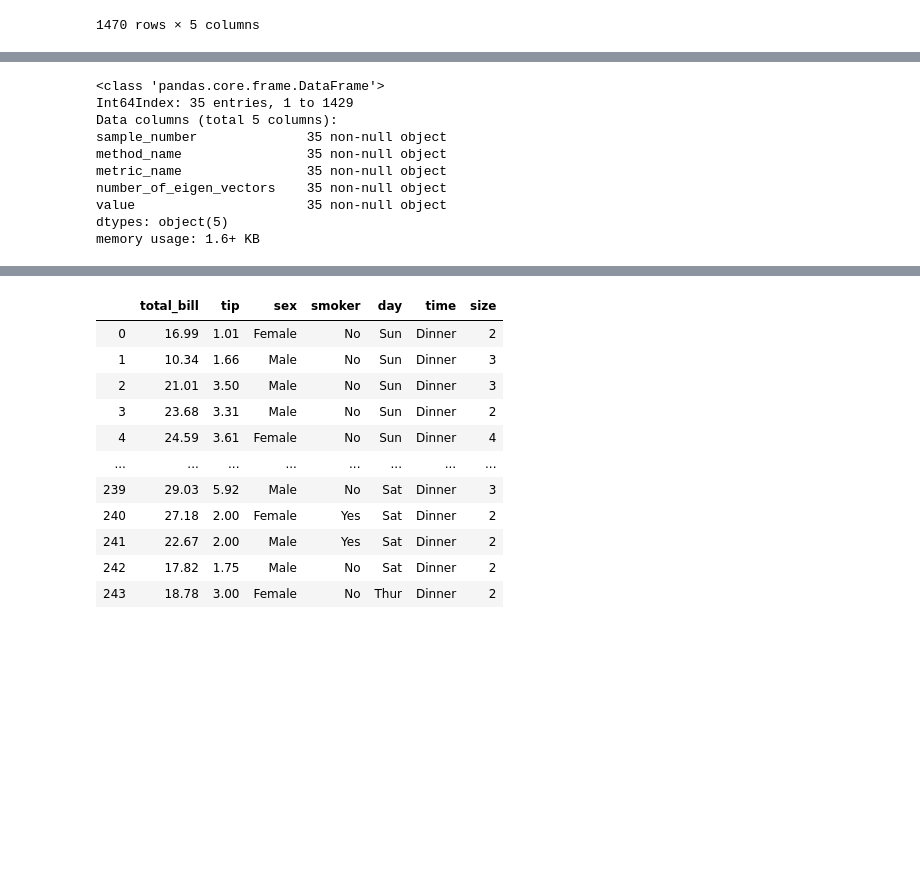
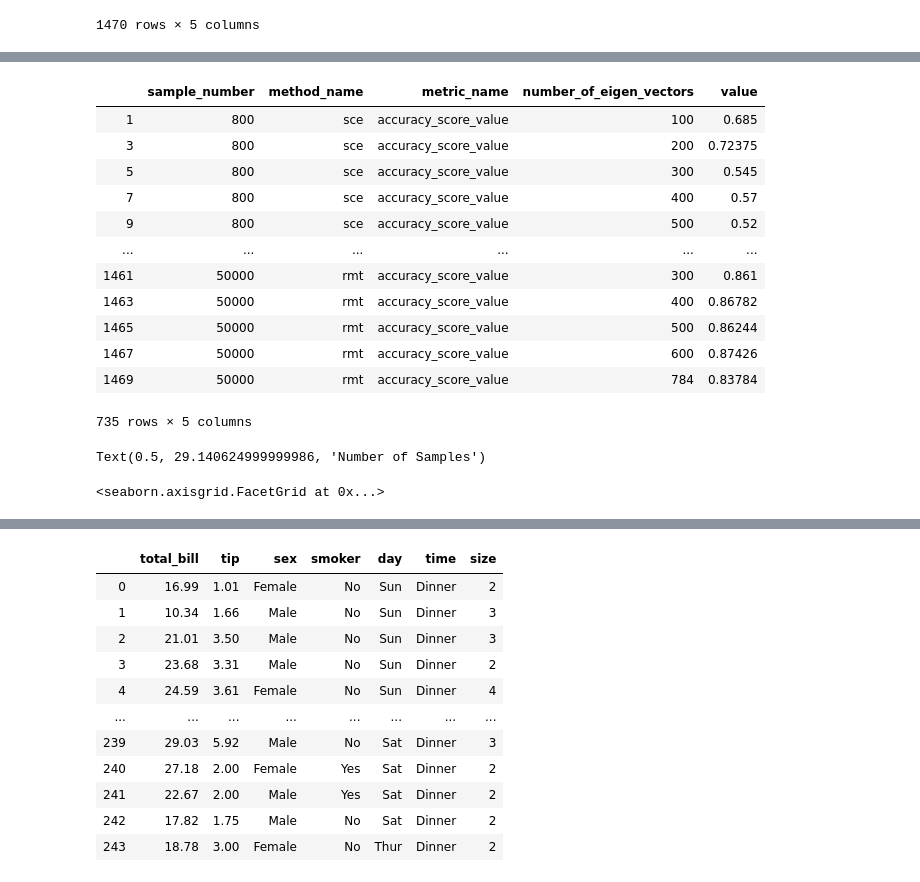
Before and after one commit to lmedeiro/covariance_estimators_in_machine_learning, a Jupyter notebook: result_analysis.ipynb, the cells around one changed output, grey strips where cells are left out. Drawn from its saved outputs; the diff is of its cells as text; code cells hidden in the pictures; blank space fills up the shorter version.

Commit message:
adding result images

```diff
--- a/result_analysis.ipynb
+++ b/result_analysis.ipynb
@@ -37,8 +37,8 @@ sample_numbers = [800, 850, 900, 950, 1000, 1100, 1200, 1300, 1400, 1500,
                           16000, 17000, 18000, 19000,
                           20000, 30000, 40000, 50000]
 # sample_numbers = [800, 850, 900]
-# metric = 'f1_score_value'
-metric = 'accuracy_score_value'
+metric = 'f1_score_value'
+# metric = 'accuracy_score_value'
 method_names = ['sce', 'lwe', 'rmt']
 # number_of_eigen_vectors = [100, 200, 300]
 number_of_eigen_vectors = [100, 200, 300, 400, 500, 600, 784]
@@ -83,13 +93,32 @@ TypeError: ufunc 'isnan' not supported for the input types, and the inputs could
-# %%
-data.info()
-# %% [output]
-<class 'pandas.core.frame.DataFrame'>
-Int64Index: 35 entries, 1 to 1429
-Data columns (total 5 columns):
-sample_number              35 non-null object
-method_name                35 non-null object
-metric_name                35 non-null object
-number_of_eigen_vectors    35 non-null object
-value                      35 non-null object
-dtypes: object(5)
-memory usage: 1.6+ KB
+# %%
+data = results[(results['metric_name']==metric)]
+data
+# %% [output]
+|  | sample_number | method_name | metric_name | number_of_eigen_vectors | value |
+| 1 | 800 | sce | accuracy_score_value | 100 | 0.685 |
+| 3 | 800 | sce | accuracy_score_value | 200 | 0.72375 |
+| 5 | 800 | sce | accuracy_score_value | 300 | 0.545 |
+| 7 | 800 | sce | accuracy_score_value | 400 | 0.57 |
+| 9 | 800 | sce | accuracy_score_value | 500 | 0.52 |
+| ... | ... | ... | ... | ... | ... |
+| 1461 | 50000 | rmt | accuracy_score_value | 300 | 0.861 |
+| 1463 | 50000 | rmt | accuracy_score_value | 400 | 0.86782 |
+| 1465 | 50000 | rmt | accuracy_score_value | 500 | 0.86244 |
+| 1467 | 50000 | rmt | accuracy_score_value | 600 | 0.87426 |
+| 1469 | 50000 | rmt | accuracy_score_value | 784 | 0.83784 |
+735 rows × 5 columns
+# %%
+# sns.relplot(x='sample_number', y='value', hue='method_name',
+#                 data=data)
+sns.catplot(x='sample_number', y='value', kind='box',
+            hue='method_name',data=data)
+plt.title('Value Distribution', fontsize=24)
+plt.ylabel('Value', fontsize=20)
+plt.xlabel('Number of Samples', fontsize=20)
+# %% [output]
+Text(0.5, 29.140624999999986, 'Number of Samples')
+# %%
+sns.catplot(x='sample_number', y='value', row='number_of_eigen_vectors',
+            kind='point',hue='method_name',data=data)
+# %% [output]
+<seaborn.axisgrid.FacetGrid at 0x...>
```
Also changed, not shown: parts of 3 cells of this notebook, 10 other files.
